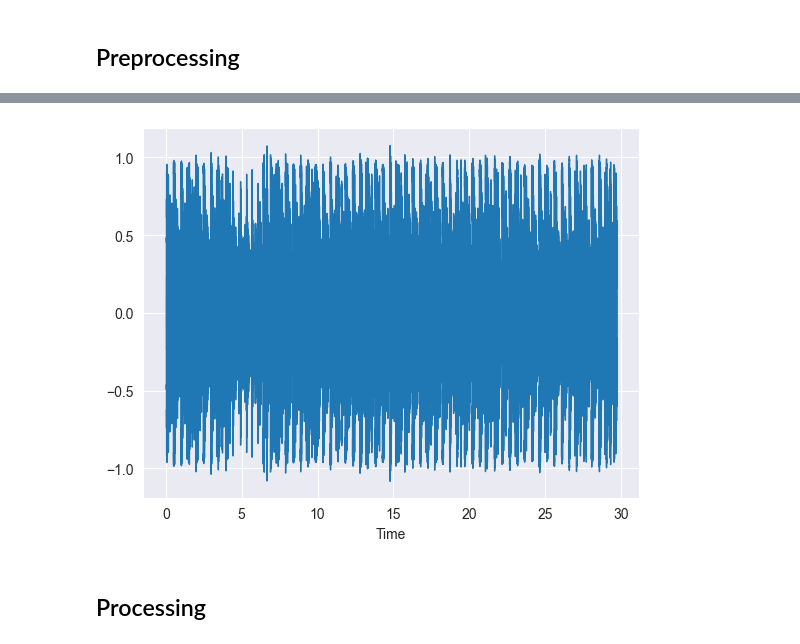
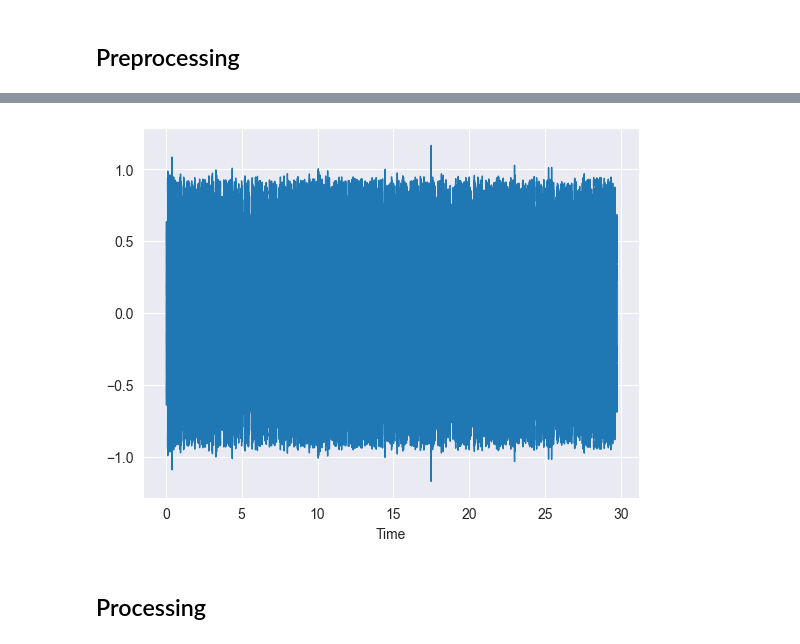
Before and after one commit to MitsuoMurakami/Proyecto_DB2, a Jupyter notebook: Parte3/data_extraction/featureExtraction.ipynb, the cells around one changed output, grey strips where cells are left out. Cells and saved outputs as stored; diff of their text form; code cells hidden in the pictures.

```diff
--- a/Parte3/data_extraction/featureExtraction.ipynb
+++ b/Parte3/data_extraction/featureExtraction.ipynb
@@ -38,11 +39,11 @@ train_data.head(10)
 # %%
-audio_test_path = train_data["path"][3]
+audio_test_path = train_data["path"][7]
 y, sr = librosa.load(audio_test_path)
 librosa.display.waveshow(y, sr=sr)
 Audio(data=y, rate=sr)
 # %% [output]
 [interactive output not drawn]
-[figure, old version]
+[figure, new version]
 # %% [markdown]
 ## Processing
 # %%
```
Also changed, not shown: parts of 9 cells of this notebook, 2 other files.
